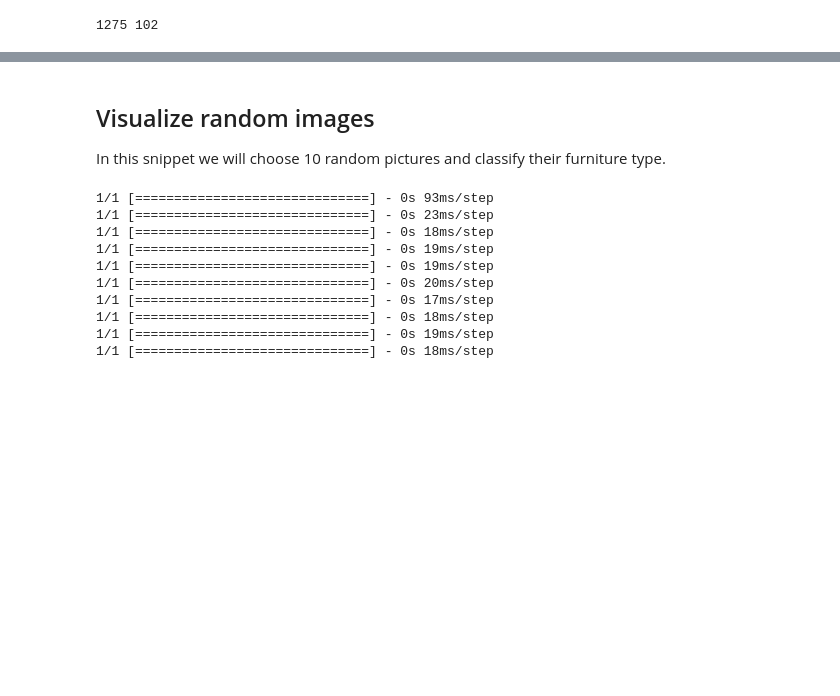
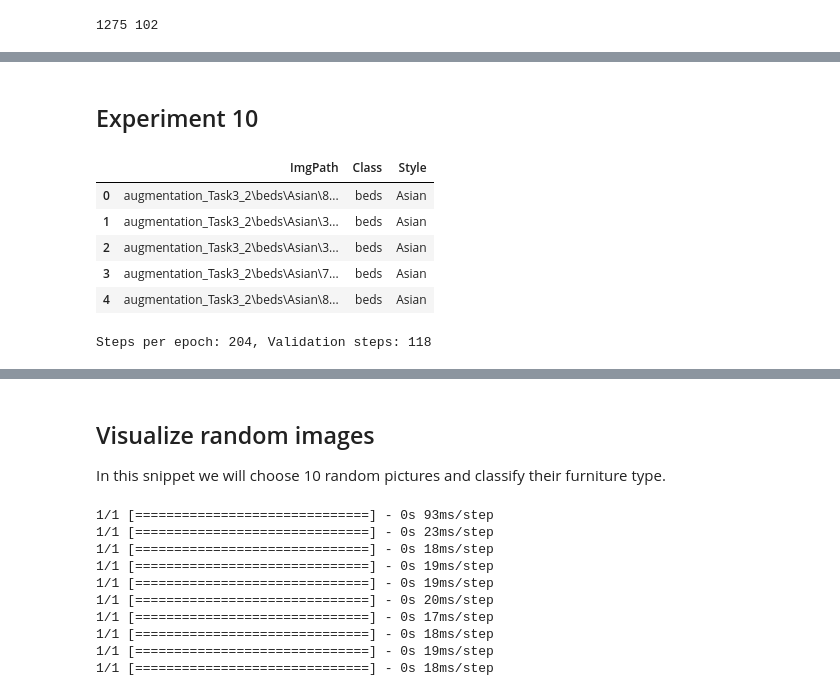
Before and after one commit to kaito274/COSC2753---Assignment2, a Jupyter notebook: Task3_CNN.ipynb, the cells around one changed output, grey strips where cells are left out. Cells and saved outputs as stored; diff of their text form; code cells hidden in the pictures; blank space fills up the shorter version.

```diff
--- a/Task3_CNN.ipynb
+++ b/Task3_CNN.ipynb
@@ -1103,0 +1466,4 @@ INFO:tensorflow:Assets written to: ram://f6d54a69-bc73-474f-bafb-daa916cefbc5/as
+# %% [markdown]
+## Experiment 10
+# %%
+df = pd.read_csv('./data/df_final_Task3_2.csv')
@@ -1103,0 +1474,9 @@ INFO:tensorflow:Assets written to: ram://f6d54a69-bc73-474f-bafb-daa916cefbc5/as
+# %%
+train_df.head()
+# %% [output]
+|  | ImgPath | Class | Style |
+| 0 | augmentation_Task3_2\beds\Asian\8... | beds | Asian |
+| 1 | augmentation_Task3_2\beds\Asian\3... | beds | Asian |
+| 2 | augmentation_Task3_2\beds\Asian\3... | beds | Asian |
+| 3 | augmentation_Task3_2\beds\Asian\7... | beds | Asian |
+| 4 | augmentation_Task3_2\beds\Asian\8... | beds | Asian |
@@ -1103,0 +1553,12 @@ INFO:tensorflow:Assets written to: ram://f6d54a69-bc73-474f-bafb-daa916cefbc5/as
+# %%
+# Number of samples
+num_train_samples = len(train_df)
+num_val_samples = len(val_df)
+
+# Calculate steps per epoch and validation steps
+steps_per_epoch = (num_train_samples + batch_size - 1) // batch_size
+validation_steps = (num_val_samples + valid_batch_size - 1) // valid_batch_size
+
+print(f"Steps per epoch: {steps_per_epoch}, Validation steps: {validation_steps}")
+# %% [output]
+Steps per epoch: 204, Validation steps: 118
```
Also changed, not shown: parts of 103 cells of this notebook, 13 other files.
